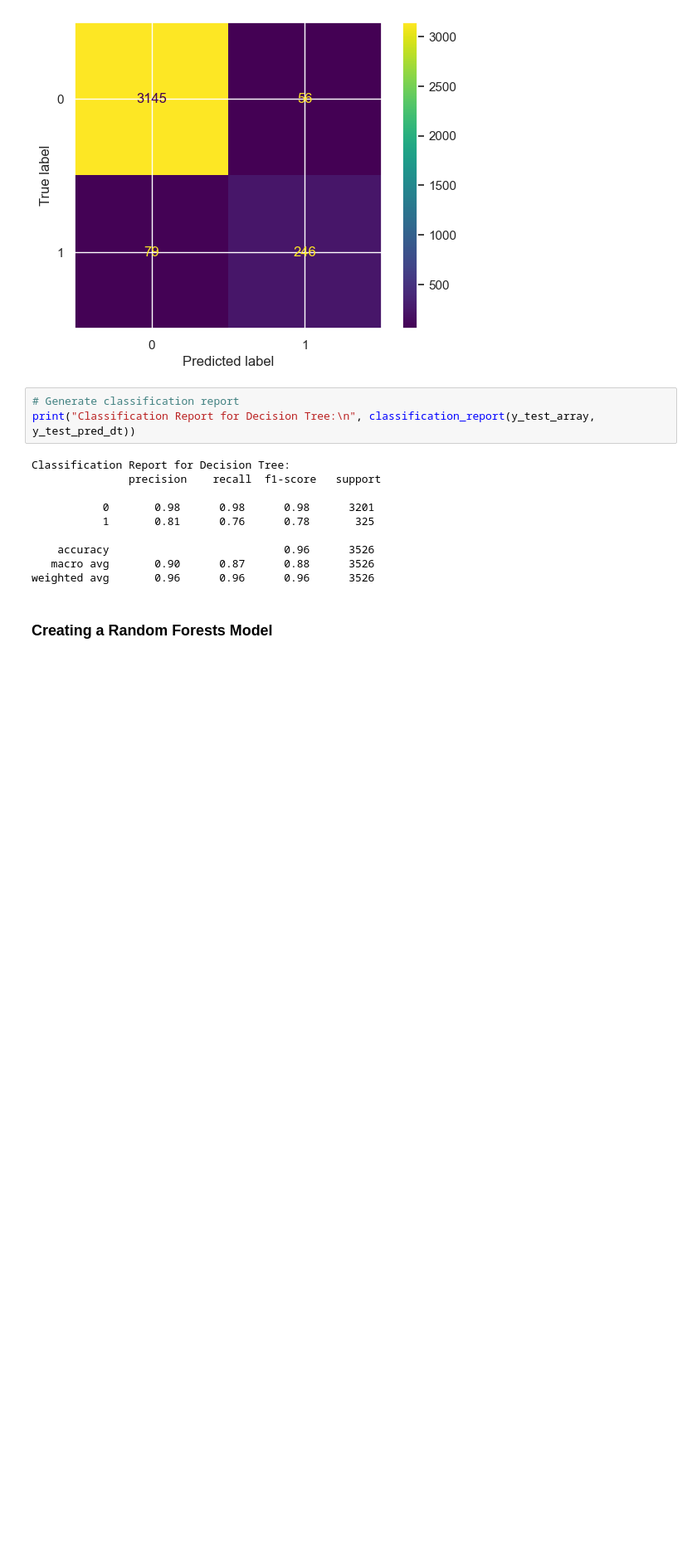
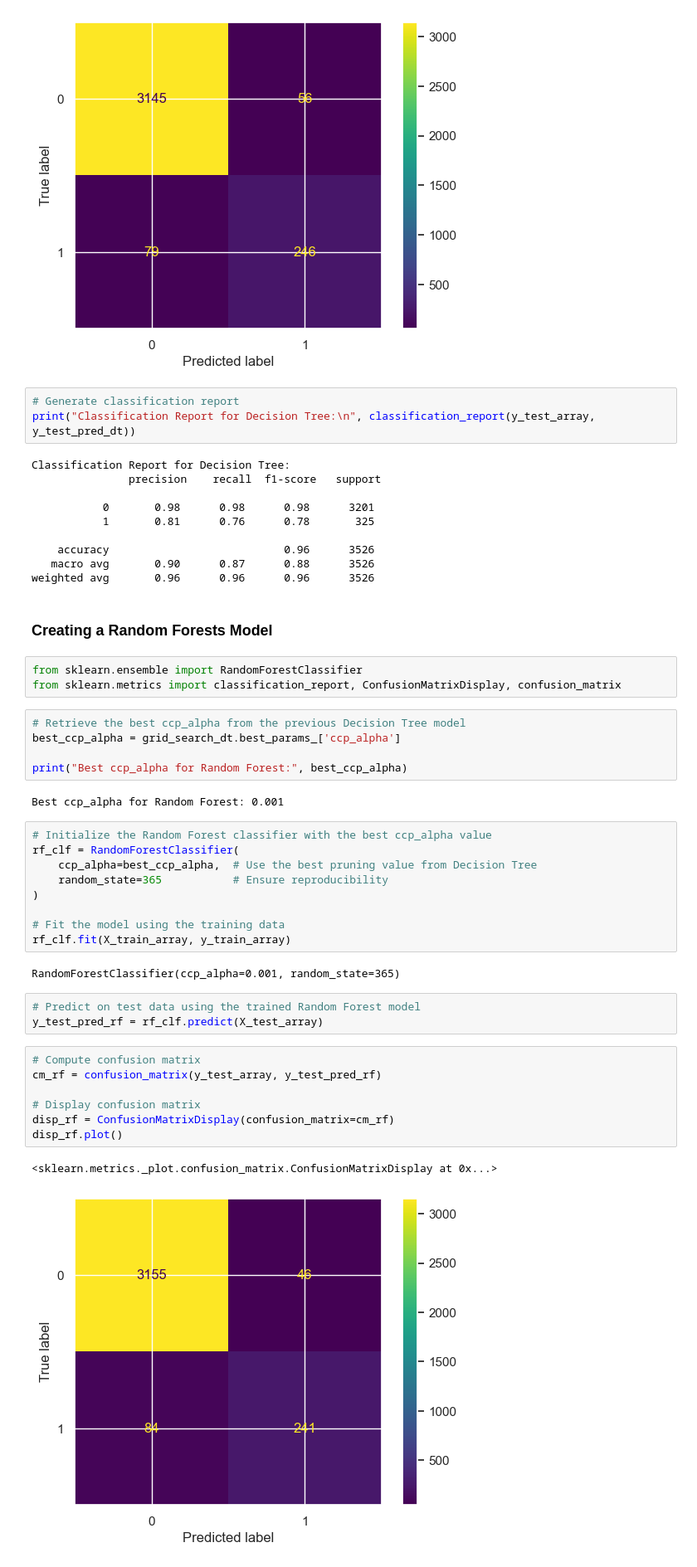
Before and after one commit to Mithunjack/365UpgradeAI, a Jupyter notebook: Machine Learning for User Classification Project/Machine Learning Project.ipynb, the cells around one changed output. Shown at 83% size. Saved outputs shown, nothing was run; the diff lists cells and outputs as text; blank space fills up the shorter version.

Commit message:
Random forest model added

```diff
--- a/Machine Learning for User Classification Project/Machine Learning Project.ipynb
+++ b/Machine Learning for User Classification Project/Machine Learning Project.ipynb
@@ -542,3 +542,37 @@ Classification Report for Decision Tree:
 weighted avg       0.96      0.96      0.96      3526
 # %% [markdown]
 ### Creating a Random Forests Model
+# %%
+from sklearn.ensemble import RandomForestClassifier
+from sklearn.metrics import classification_report, ConfusionMatrixDisplay, confusion_matrix
+# %%
+# Retrieve the best ccp_alpha from the previous Decision Tree model
+best_ccp_alpha = grid_search_dt.best_params_['ccp_alpha']
+
+print("Best ccp_alpha for Random Forest:", best_ccp_alpha)
+# %% [output]
+Best ccp_alpha for Random Forest: 0.001
+# %%
+# Initialize the Random Forest classifier with the best ccp_alpha value
+rf_clf = RandomForestClassifier(
+    ccp_alpha=best_ccp_alpha,  # Use the best pruning value from Decision Tree
+    random_state=365           # Ensure reproducibility
+)
+
+# Fit the model using the training data
+rf_clf.fit(X_train_array, y_train_array)
+# %% [output]
+RandomForestClassifier(ccp_alpha=0.001, random_state=365)
+# %%
+# Predict on test data using the trained Random Forest model
+y_test_pred_rf = rf_clf.predict(X_test_array)
+# %%
+# Compute confusion matrix
+cm_rf = confusion_matrix(y_test_array, y_test_pred_rf)
+
+# Display confusion matrix
+disp_rf = ConfusionMatrixDisplay(confusion_matrix=cm_rf)
+disp_rf.plot()
+# %% [output]
+<sklearn.metrics._plot.confusion_matrix.ConfusionMatrixDisplay at 0x...>
+[figure, added]
```
Also changed, not shown: parts of 1 cell of this notebook.
